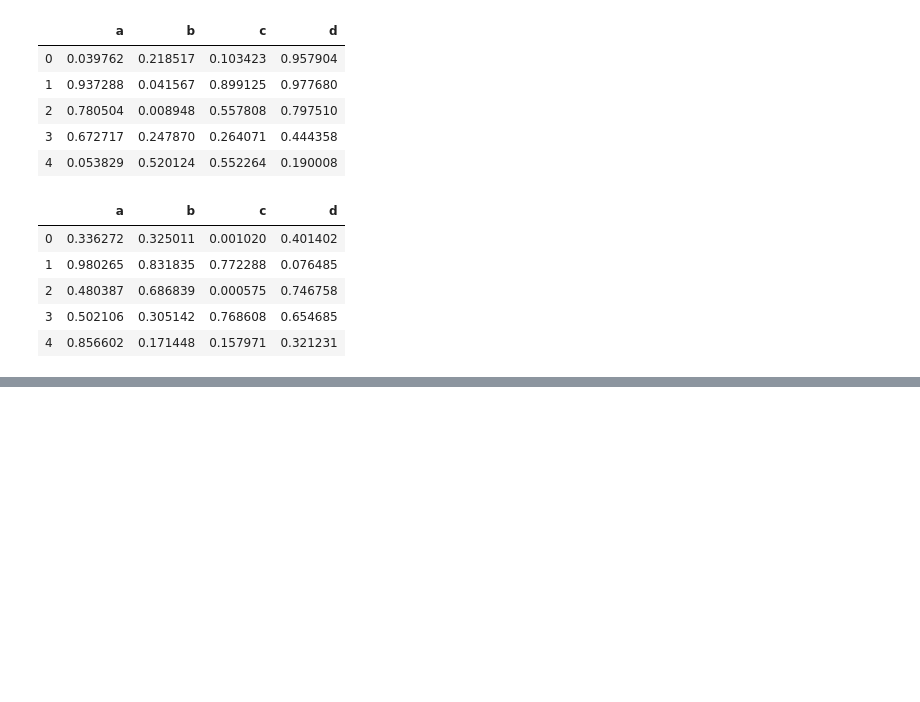
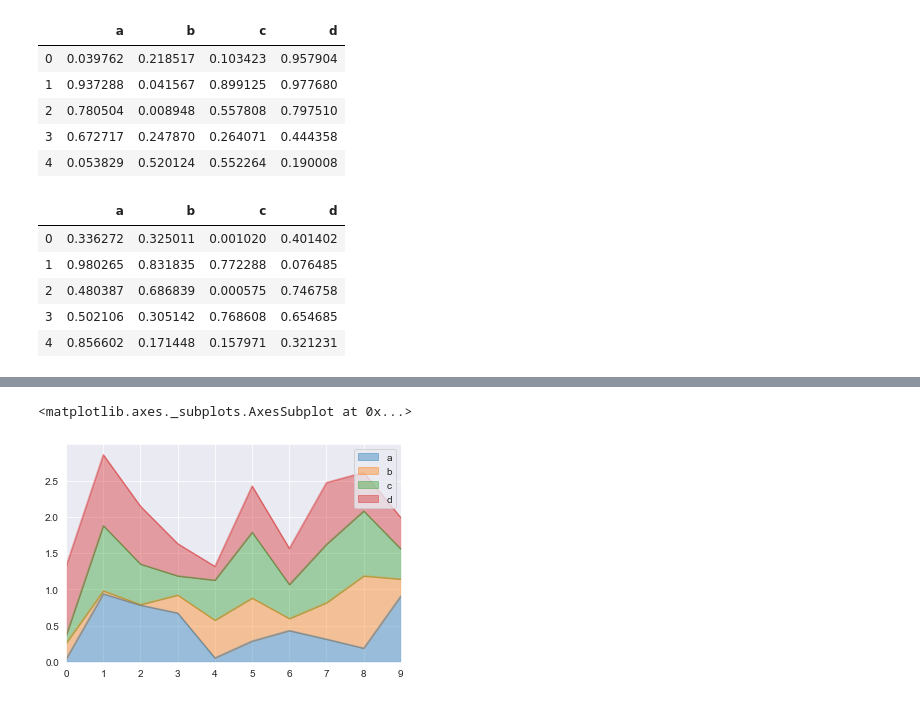
Before and after one commit to Sojiknight/PyDatSciStuds, a Jupyter notebook: Pandas Built in Data Viz.ipynb, the cells around one changed output, grey strips where cells are left out. Drawn from its saved outputs; the diff is of its cells as text; code cells hidden in the pictures; blank space fills up the shorter version.

```diff
--- a/Pandas Built in Data Viz.ipynb
+++ b/Pandas Built in Data Viz.ipynb
@@ -100,0 +121,5 @@ df3.head()
+# %%
+df2.plot.area(alpha = 0.4)
+# %% [output]
+<matplotlib.axes._subplots.AxesSubplot at 0x...>
+[figure, added]
```
Also changed, not shown: parts of 29 cells of this notebook.
